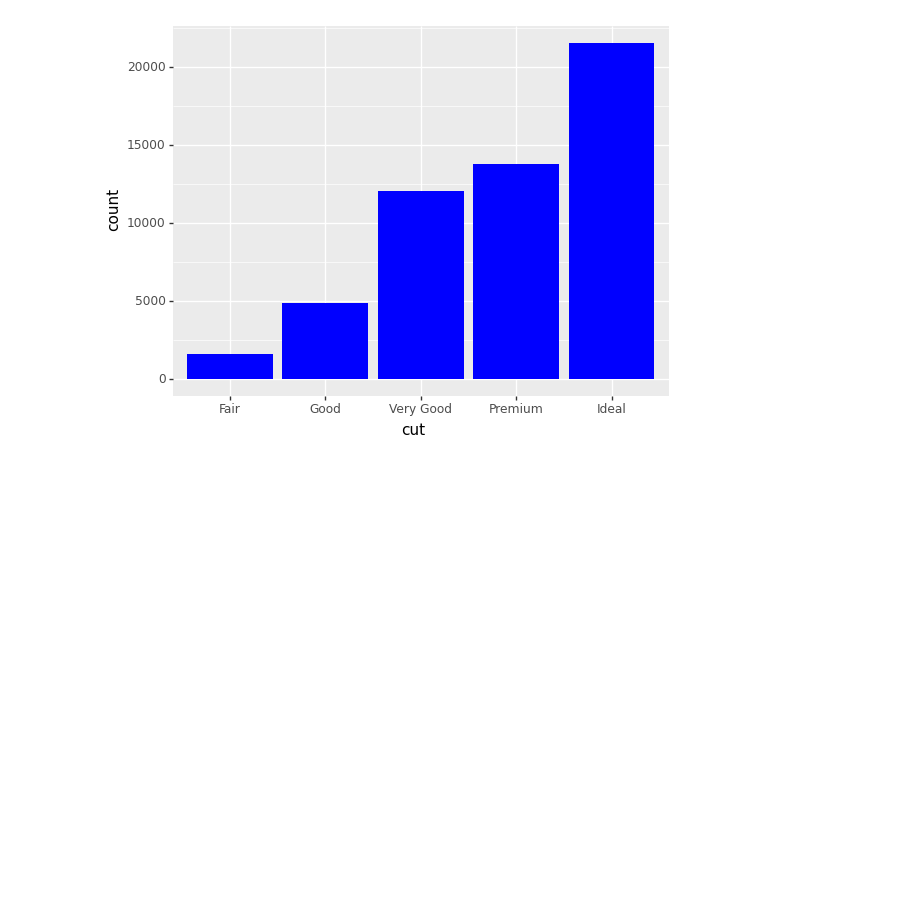
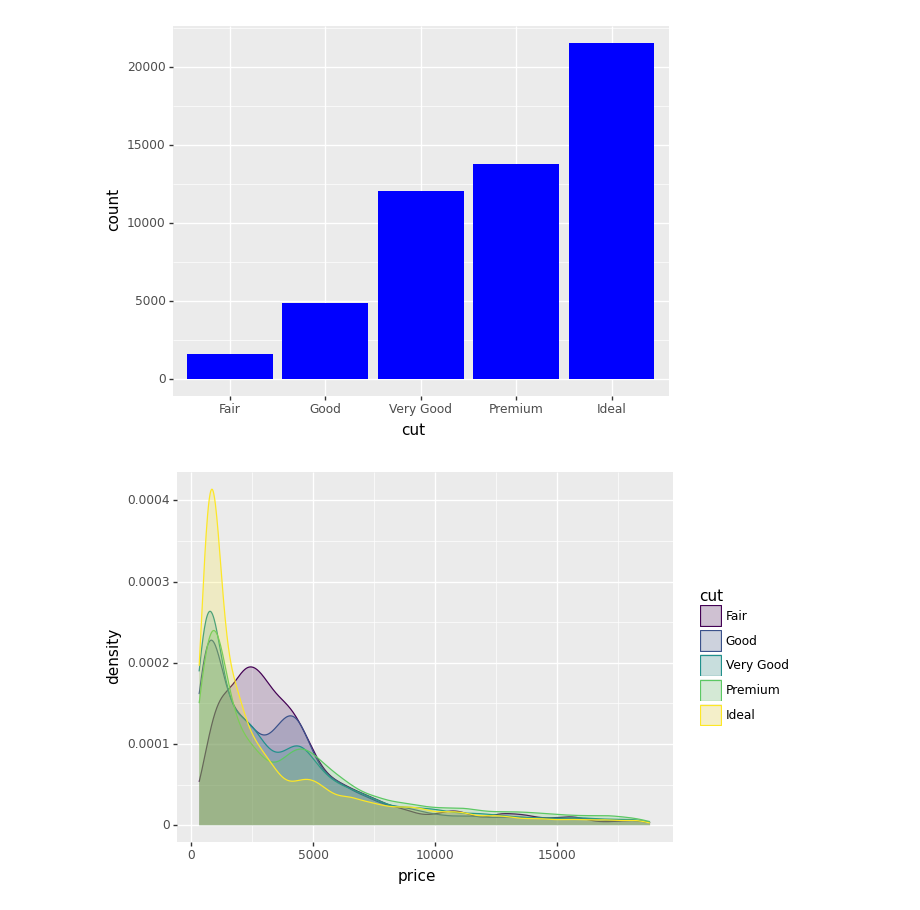
Before and after one commit to pdcos/analise_visual_ciencia_de_dados, a Jupyter notebook: participacao_6/solutions_6.ipynb, the cells around one changed output. Cells and saved outputs as stored; diff of their text form; code cells hidden in the pictures; blank space fills up the shorter version.

```diff
--- a/participacao_6/solutions_6.ipynb
+++ b/participacao_6/solutions_6.ipynb
@@ -290,2 +290,11 @@ print(chart)
 # %% [output]
 [figure]
+# %%
+plot = (
+    ggplot(diamonds, aes(x='price', fill='cut', color='cut'))
+    + geom_density(alpha=0.2)
+    )
+
+print(plot)
+# %% [output]
+[figure, added]
```
Also changed, not shown: parts of 23 cells of this notebook.
